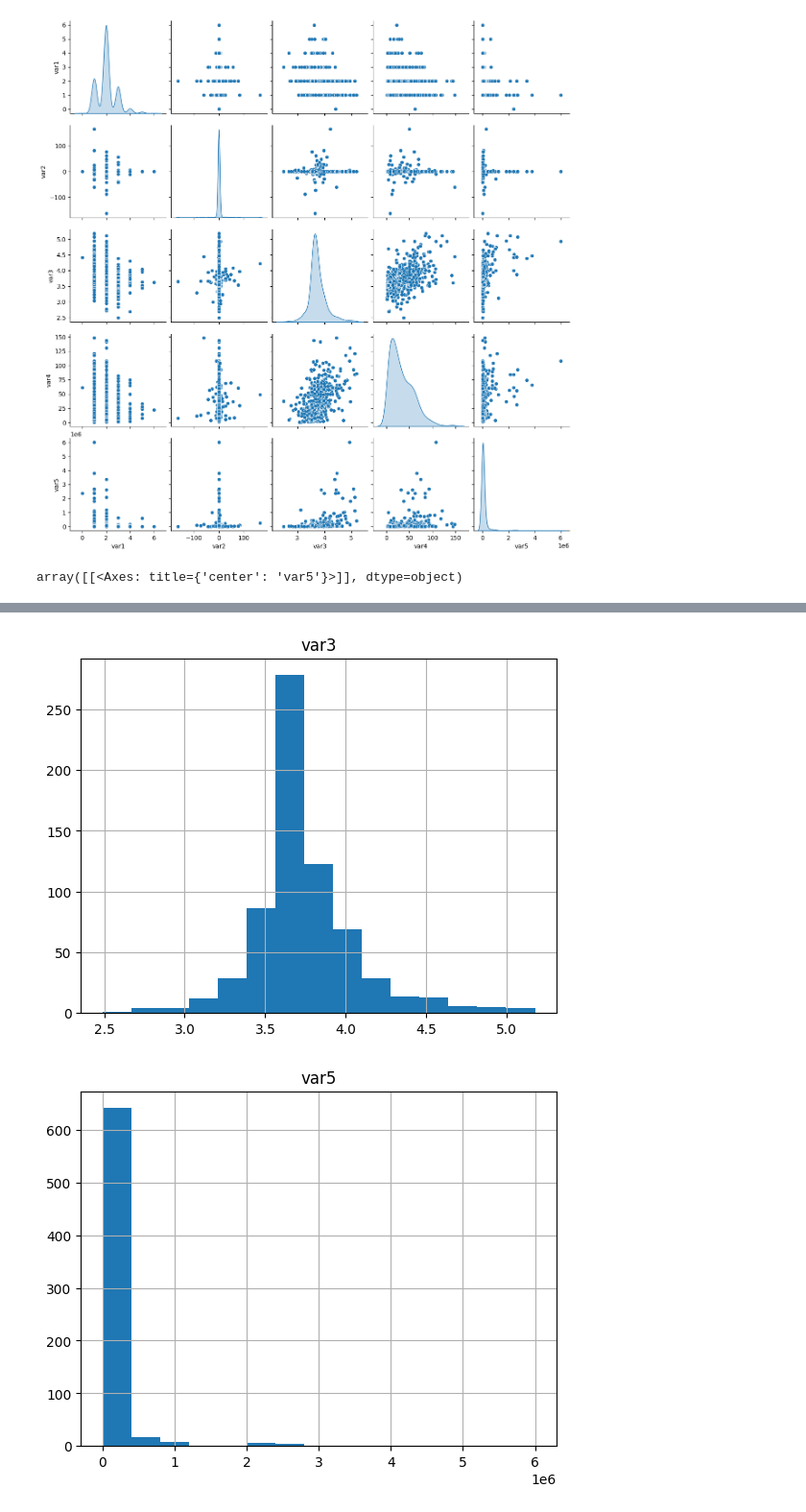
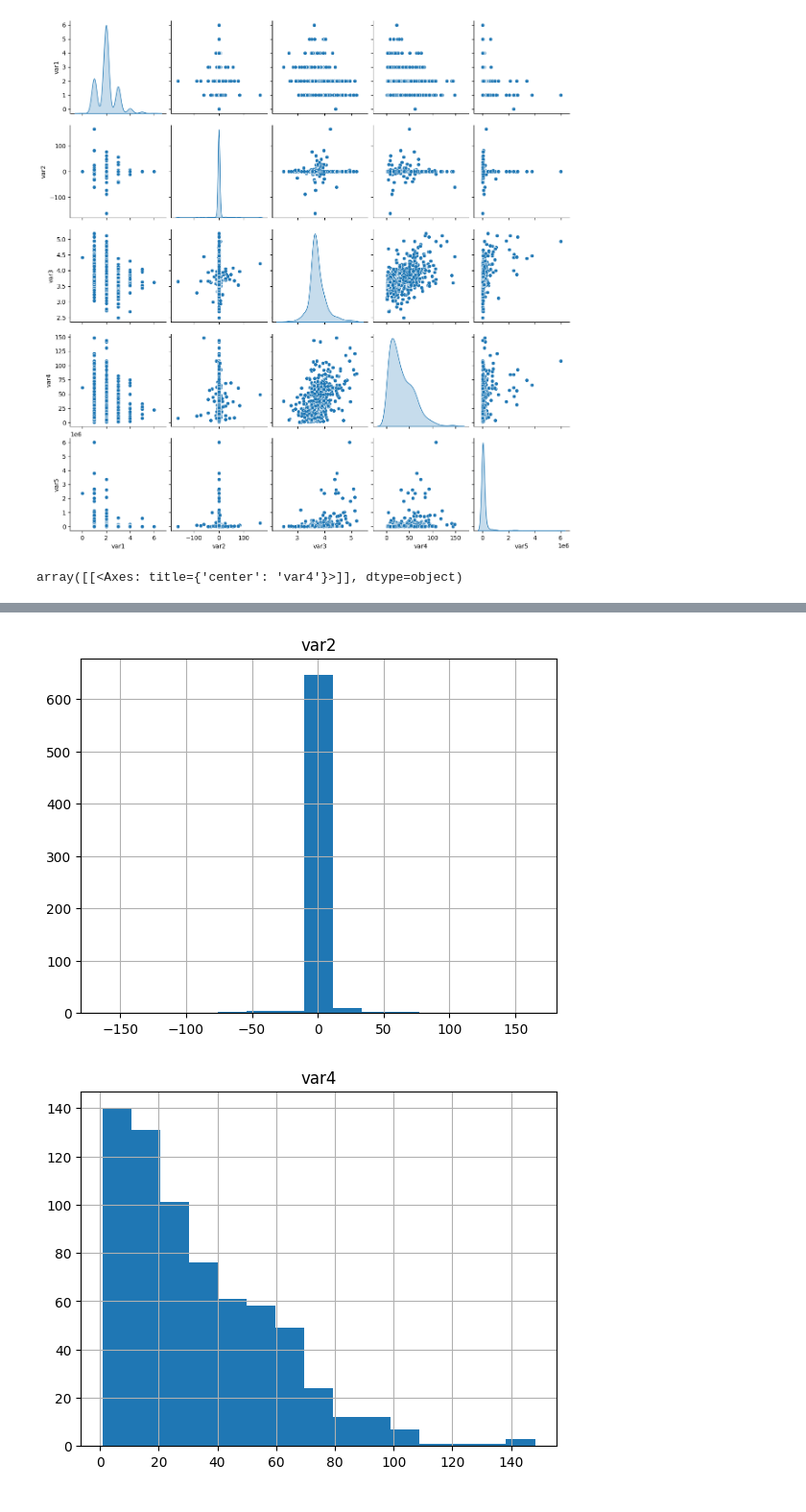
Before and after one commit to DanyHidalgo/Tarea-1---EML, a Jupyter notebook: Tarea1.1.ipynb, the cells around one changed output, grey strips where cells are left out. Shown at 96% size. Cells and saved outputs as stored; diff of their text form; code cells hidden in the pictures.

```diff
--- a/Tarea1.1.ipynb
+++ b/Tarea1.1.ipynb
@@ -68,7 +69,7 @@ var5 = df['var5']
 # %%
 # Histogramas
-df.hist(column='var1', bins=15)
 df.hist(column='var3', bins=15)
-df.hist(column='var5', bins=15)
+df.hist(column='var2', bins=15)
+df.hist(column='var4', bins=15)
 # %% [output]
-array([[<Axes: title={'center': 'var5'}>]], dtype=object)
+array([[<Axes: title={'center': 'var4'}>]], dtype=object)
@@ -76,2 +77,2 @@ array([[<Axes: title={'center': 'var5'}>]], dtype=object)
-[figure, old version]
+[figure, new version]
-[figure, old version]
+[figure, new version]
```
Also changed, not shown: parts of 17 cells of this notebook.
